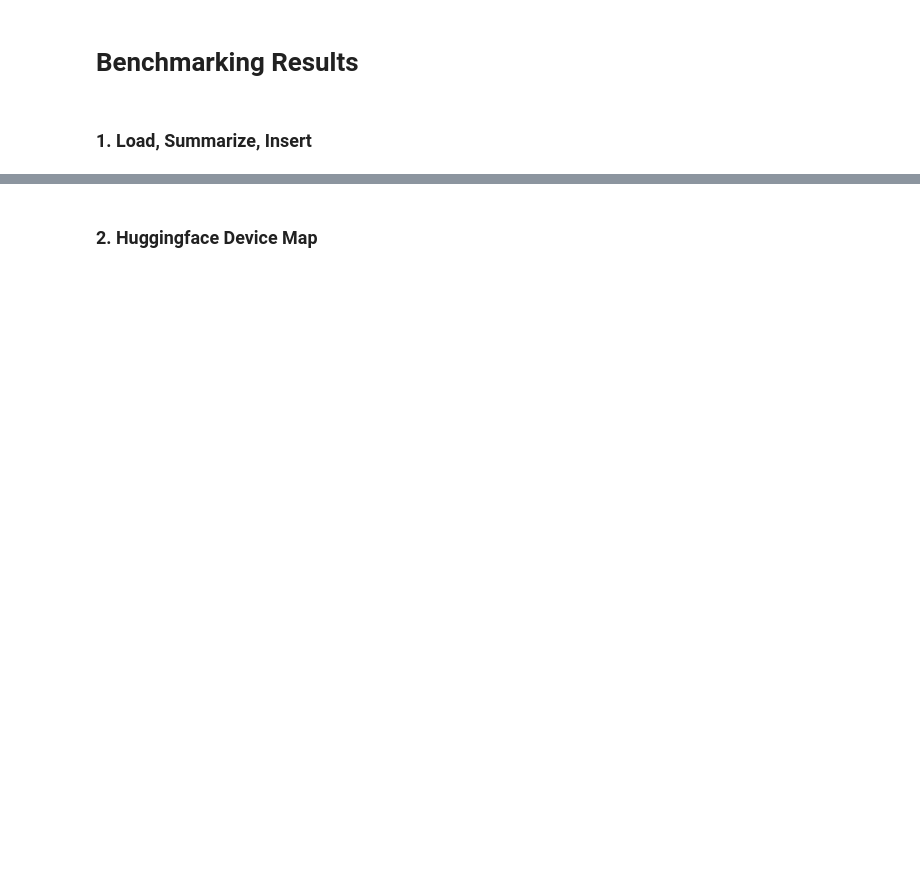
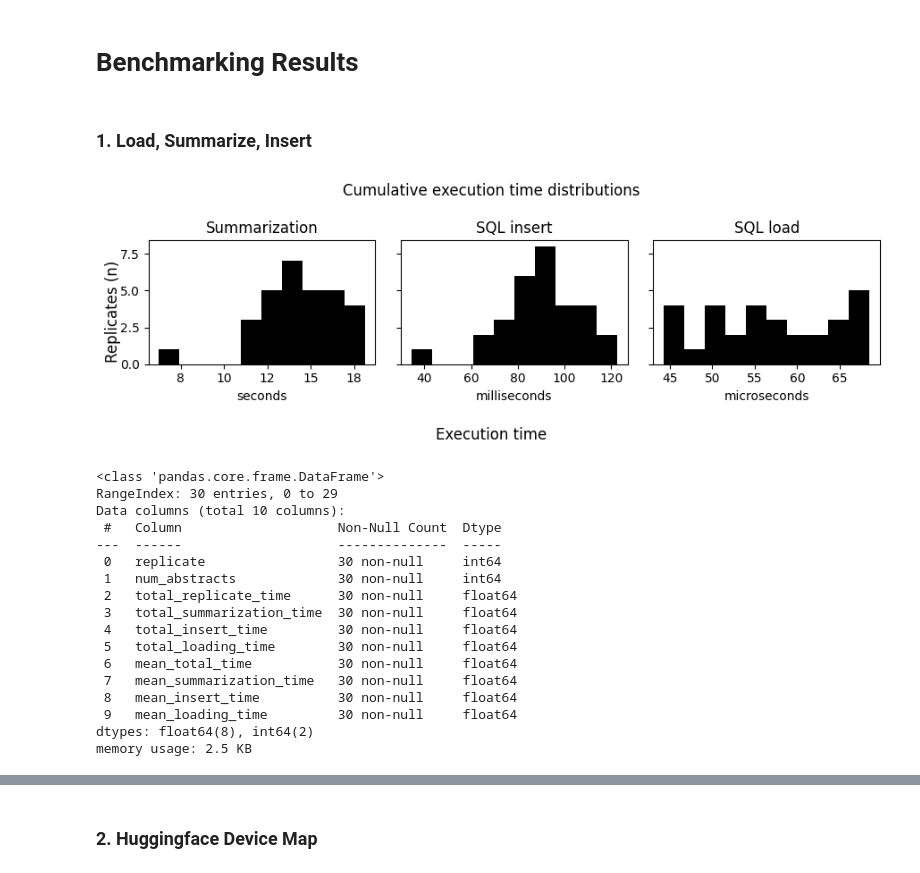
Before and after one commit to gperdrizet/PUBSUM, a Jupyter notebook: pubsum/notebooks/benchmarking_results.ipynb, the cells around one changed output, grey strips where cells are left out. Drawn from its saved outputs; the diff is of its cells as text; code cells hidden in the pictures; blank space fills up the shorter version.

```diff
--- a/pubsum/notebooks/benchmarking_results.ipynb
+++ b/pubsum/notebooks/benchmarking_results.ipynb
@@ -10,33 +10,52 @@ from matplotlib.ticker import FormatStrFormatter
 # %%
 data = pd.read_csv('../benchmarks/load_summarize_insert/results.csv')
 
 titles = ['Summarization', 'SQL insert', 'SQL load']
 data_types = ['mean_summarization_time', 'mean_insert_time', 'mean_loading_time']
 xlabels = ['seconds', 'milliseconds', 'microseconds']
 xaxis_scales = [1, 10**3, 10**6]
 
 fig, axs = plt.subplots(1, 3, figsize=(9, 3), sharey=True, tight_layout=True)
 
 fig.suptitle('Cumulative execution time distributions')
 fig.supxlabel('Execution time')
 fig.supylabel('Replicates (n)')
 
 axs_num = 0
 
 for title, data_type, xlabel, xaxis_scale in zip(titles, data_types, xlabels, xaxis_scales):
 
     axs[axs_num].set_title(title)
     axs[axs_num].set_xlabel(xlabel)
     axs[axs_num].xaxis.set_major_formatter(FormatStrFormatter('%.0f'))
     axs[axs_num].hist(
         data[data_type] * xaxis_scale,
-        histtype="stepfilled",
-        cumulative=1,
+        histtype='stepfilled',
+        cumulative=0,
         color='black'
     )
 
     axs_num += 1
 
 plt.show()
 
-data.head()
+data.info()
+# %% [output]
+[figure, added]
+<class 'pandas.core.frame.DataFrame'>
+RangeIndex: 30 entries, 0 to 29
+Data columns (total 10 columns):
+ #   Column                    Non-Null Count  Dtype
+---  ------                    --------------  -----
+ 0   replicate                 30 non-null     int64
+ 1   num_abstracts             30 non-null     int64
+ 2   total_replicate_time      30 non-null     float64
+ 3   total_summarization_time  30 non-null     float64
+ 4   total_insert_time         30 non-null     float64
+ 5   total_loading_time        30 non-null     float64
+ 6   mean_total_time           30 non-null     float64
+ 7   mean_summarization_time   30 non-null     float64
+ 8   mean_insert_time          30 non-null     float64
+ 9   mean_loading_time         30 non-null     float64
+dtypes: float64(8), int64(2)
+memory usage: 2.5 KB
```
Also changed, not shown: parts of 5 cells of this notebook.
